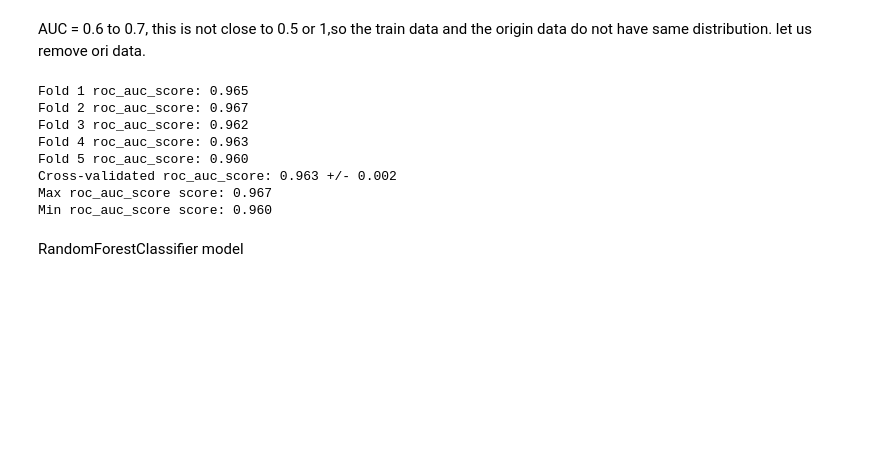
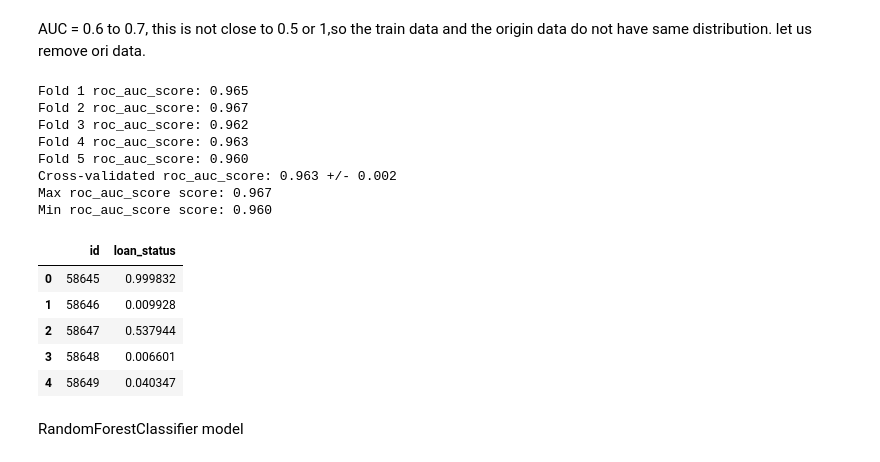
Before and after one commit to whitealiu/try, a Jupyter notebook: kai-lap.ipynb, the cells around one changed output. Cells and saved outputs as stored; diff of their text form; code cells hidden in the pictures; blank space fills up the shorter version.

```diff
--- a/kai-lap.ipynb
+++ b/kai-lap.ipynb
@@ -614,6 +614,18 @@ Fold 5 roc_auc_score: 0.960
 Cross-validated roc_auc_score: 0.963 +/- 0.002
 Max roc_auc_score score: 0.967
 Min roc_auc_score score: 0.960
+# %%
+submission = pd.read_csv('../input/playground-series-s4e10/sample_submission.csv')
+submission['loan_status'] = np.mean(test_preds, axis=0)
+submission.to_csv('submission.csv', index=False)
+submission.head()
+# %% [output]
+|  | id | loan_status |
+| 0 | 58645 | 0.999832 |
+| 1 | 58646 | 0.009928 |
+| 2 | 58647 | 0.537944 |
+| 3 | 58648 | 0.006601 |
+| 4 | 58649 | 0.040347 |
 # %%
 from sklearn.model_selection import KFold, StratifiedKFold, train_test_split, RandomizedSearchCV, GridSearchCV, RepeatedStratifiedKFold, cross_val_score, cross_val_predict, RepeatedKFold
 from sklearn.ensemble import RandomForestClassifier, HistGradientBoostingClassifier, GradientBoostingClassifier, ExtraTreesClassifier, VotingClassifier, StackingClassifier
```
Also changed, not shown: parts of 6 cells of this notebook.
